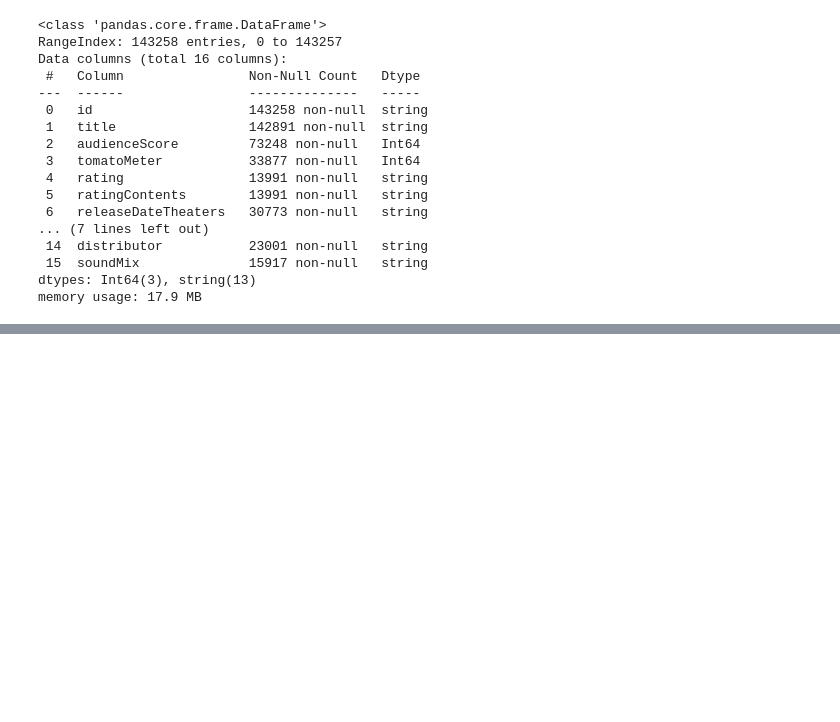
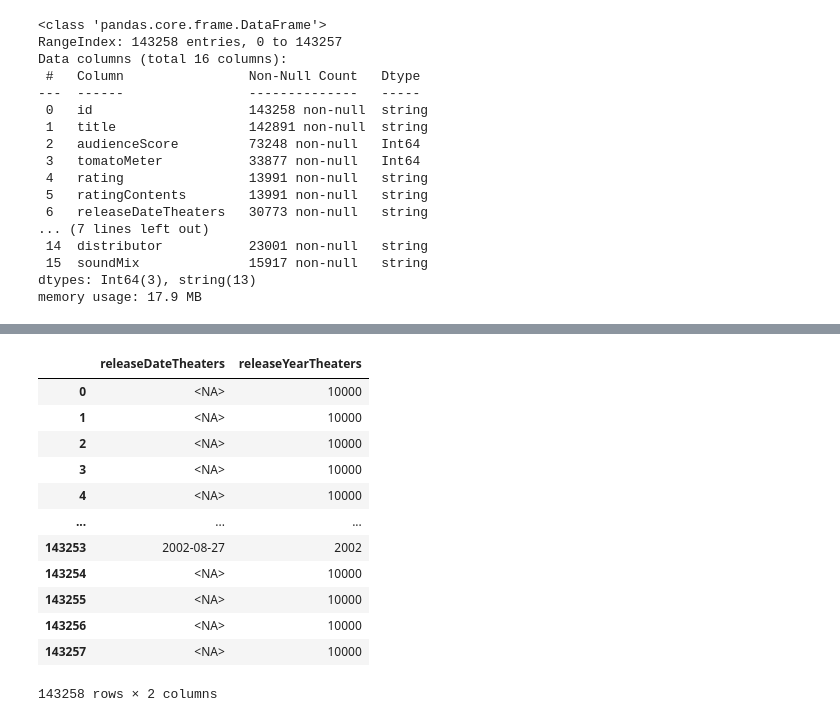
Before and after one commit to suny-park/netflix-film-ratings, a Jupyter notebook: 04 Adding More Rating Data to the Database.ipynb, the cells around one changed output, grey strips where cells are left out. Saved outputs shown, nothing was run; the diff lists cells and outputs as text; code cells hidden in the pictures; blank space fills up the shorter version.

```diff
--- a/04 Adding More Rating Data to the Database.ipynb
+++ b/04 Adding More Rating Data to the Database.ipynb
@@ -388,0 +117,26 @@ Close out the connection to SQLite database
+# %%
+# Now doing the same for releaseDateTheaters
+# Set values that don't follow the 'YYYY-MM-DD' format to nan
+tmp = np.where(df_rt['releaseDateTheaters'].fillna('nan').str.len() == 10, df_rt['releaseDateTheaters'],np.nan)
+# Convert values to datetime data type
+tmp = pd.to_datetime(tmp,format='ISO8601')
+# Extract year from datetime object
+tmp = tmp.year
+# Convert year values to integers - swap NA with 10000 - and add as a new column
+df_rt['releaseYearTheaters'] = tmp.fillna(10000).astype(int)
+# Compare the original column and the new column
+df_rt[['releaseDateTheaters','releaseYearTheaters']]
+# %% [output]
+|  | releaseDateTheaters | releaseYearTheaters |
+| 0 | <NA> | 10000 |
+| 1 | <NA> | 10000 |
+| 2 | <NA> | 10000 |
+| 3 | <NA> | 10000 |
+| 4 | <NA> | 10000 |
+| ... | ... | ... |
+| 143253 | 2002-08-27 | 2002 |
+| 143254 | <NA> | 10000 |
+| 143255 | <NA> | 10000 |
+| 143256 | <NA> | 10000 |
+| 143257 | <NA> | 10000 |
+143258 rows × 2 columns
```
Also changed, not shown: parts of 58 cells of this notebook, 1 other file.
